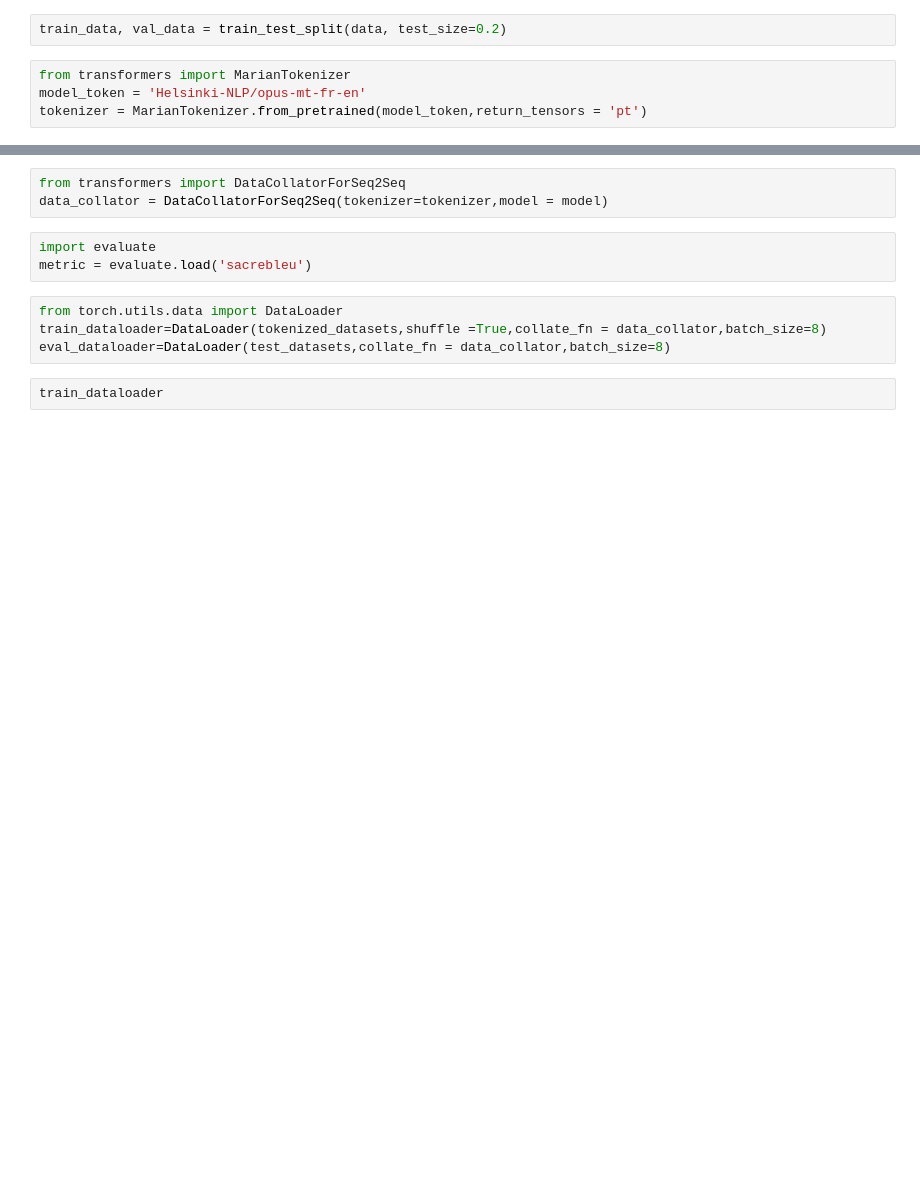
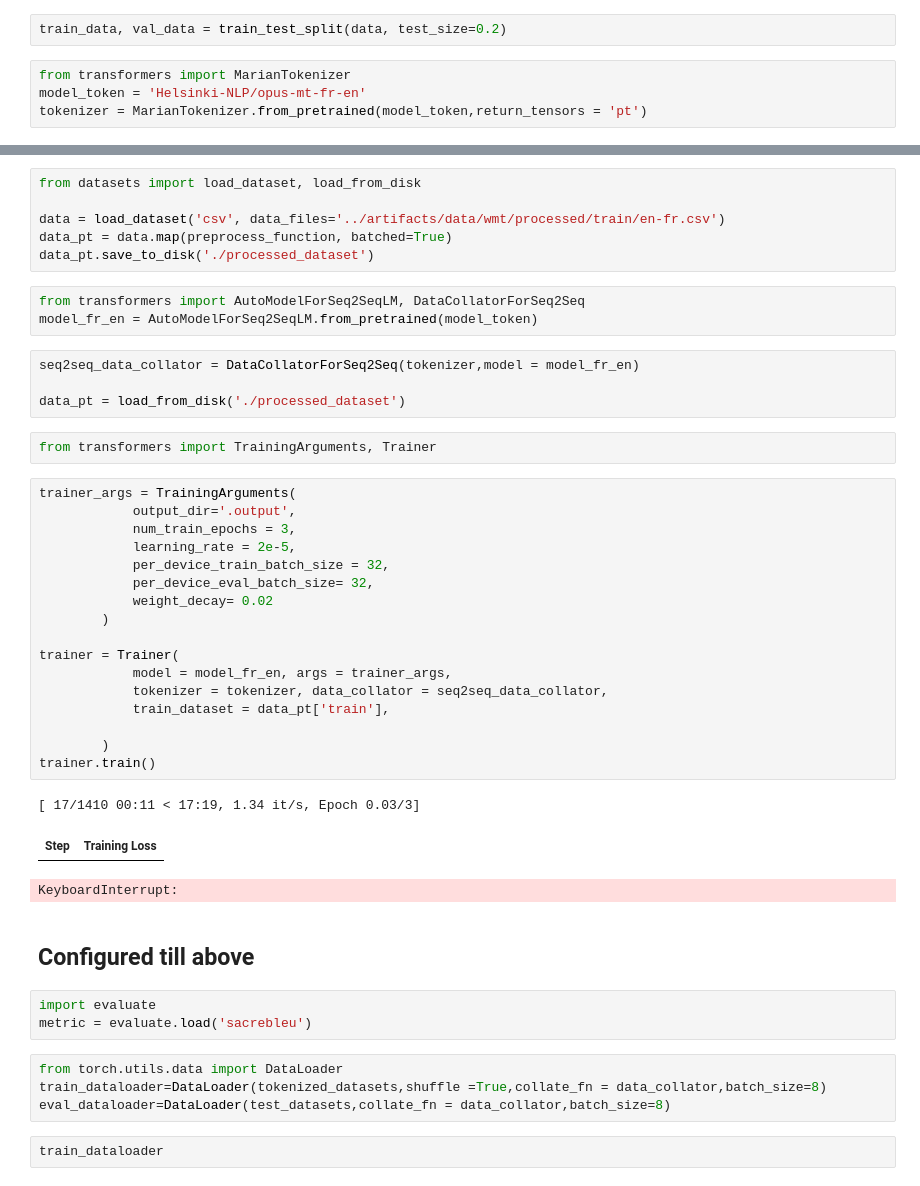
Before and after one commit to iqbal-sk/LangWiz-AI, a Jupyter notebook: research/practice.ipynb, the cells around one changed output, grey strips where cells are left out. Drawn from its saved outputs; the diff is of its cells as text; blank space fills up the shorter version.

```diff
--- a/research/practice.ipynb
+++ b/research/practice.ipynb
@@ -53,6 +67,41 @@ model = AutoModelForSeq2SeqLM.from_pretrained(model_token)
-# %%
-from transformers import DataCollatorForSeq2Seq
-data_collator = DataCollatorForSeq2Seq(tokenizer=tokenizer,model = model)
+# %%
+from datasets import load_dataset, load_from_disk
+
+data = load_dataset('csv', data_files='../artifacts/data/wmt/processed/train/en-fr.csv')
+data_pt = data.map(preprocess_function, batched=True)
+data_pt.save_to_disk('./processed_dataset')
+# %%
+from transformers import AutoModelForSeq2SeqLM, DataCollatorForSeq2Seq
+model_fr_en = AutoModelForSeq2SeqLM.from_pretrained(model_token)
+# %%
+seq2seq_data_collator = DataCollatorForSeq2Seq(tokenizer,model = model_fr_en)
+
+data_pt = load_from_disk('./processed_dataset')
+# %%
+from transformers import TrainingArguments, Trainer
+# %%
+trainer_args = TrainingArguments(
+            output_dir='.output',
+            num_train_epochs = 3,
+            learning_rate = 2e-5,
+            per_device_train_batch_size = 32,
+            per_device_eval_batch_size= 32,
+            weight_decay= 0.02
+        )
+
+trainer = Trainer(
+            model = model_fr_en, args = trainer_args,
+            tokenizer = tokenizer, data_collator = seq2seq_data_collator,
+            train_dataset = data_pt['train'],
+
+        )
+trainer.train()
+# %% [output]
+[ 17/1410 00:11 < 17:19, 1.34 it/s, Epoch 0.03/3]
+| Step | Training Loss |
+KeyboardInterrupt:
+# %% [markdown]
+## Configured till above
 # %%
 import evaluate
 metric = evaluate.load('sacrebleu')
```
Also changed, not shown: parts of 14 cells of this notebook, 1 other file.
